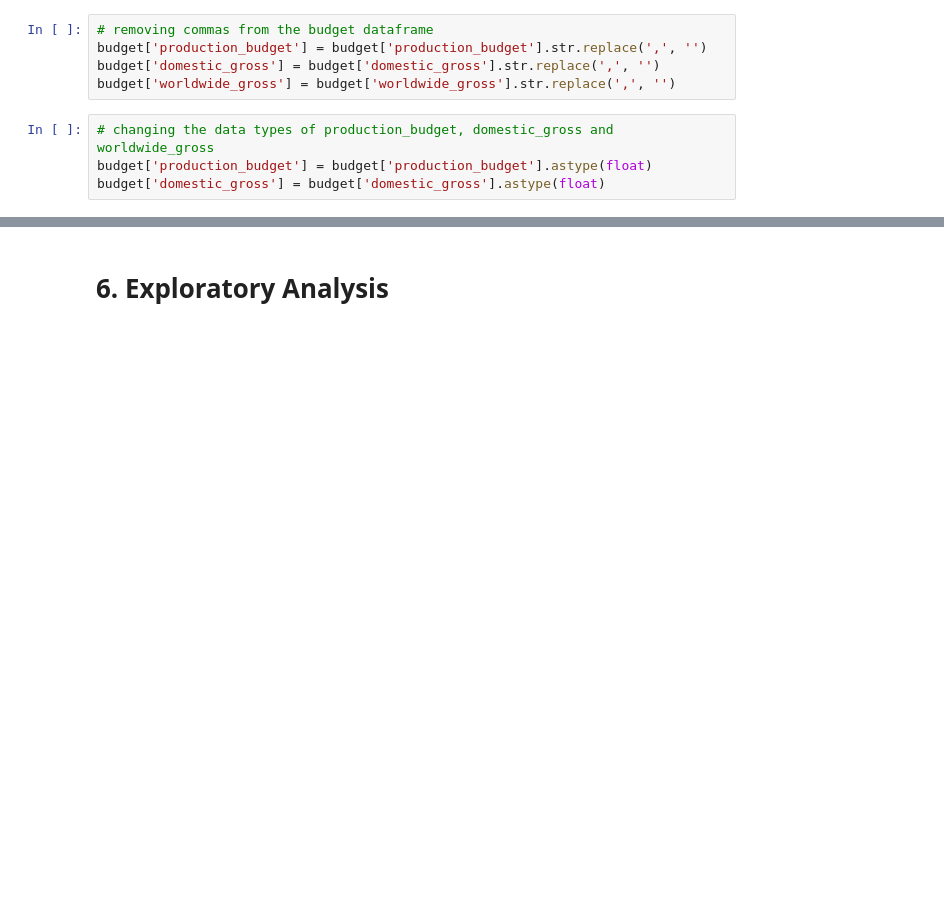
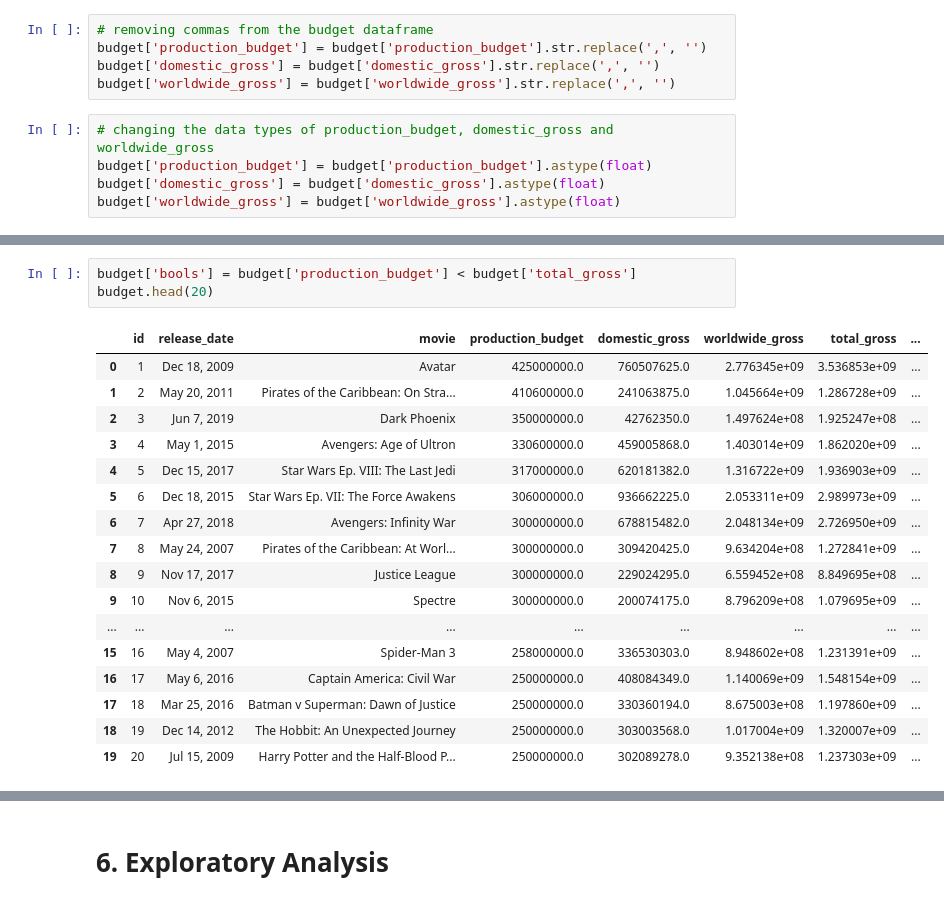
Before and after one commit to FionaNalianya/Microsoft-Movie, a Jupyter notebook: notebook.ipynb, the cells around one changed output, grey strips where cells are left out. Drawn from its saved outputs; the diff is of its cells as text; blank space fills up the shorter version.

```diff
--- a/notebook.ipynb
+++ b/notebook.ipynb
@@ -528,3 +526,4 @@ budget['worldwide_gross'] = budget['worldwide_gross'].str.replace(',', '')
 # changing the data types of production_budget, domestic_gross and worldwide_gross
 budget['production_budget'] = budget['production_budget'].astype(float)
 budget['domestic_gross'] = budget['domestic_gross'].astype(float)
+budget['worldwide_gross'] = budget['worldwide_gross'].astype(float)
@@ -543,0 +541,21 @@ budget.head()
+# %%
+budget['bools'] = budget['production_budget'] < budget['total_gross']
+budget.head(20)
+# %% [output]
+|  | id | release_date | movie | production_budget | domestic_gross | worldwide_gross | total_gross | ... |
+| 0 | 1 | Dec 18, 2009 | Avatar | 425000000.0 | 760507625.0 | 2.776345e+09 | 3.536853e+09 | ... |
+| 1 | 2 | May 20, 2011 | Pirates of the Caribbean: On Stra... | 410600000.0 | 241063875.0 | 1.045664e+09 | 1.286728e+09 | ... |
+| 2 | 3 | Jun 7, 2019 | Dark Phoenix | 350000000.0 | 42762350.0 | 1.497624e+08 | 1.925247e+08 | ... |
+| 3 | 4 | May 1, 2015 | Avengers: Age of Ultron | 330600000.0 | 459005868.0 | 1.403014e+09 | 1.862020e+09 | ... |
+| 4 | 5 | Dec 15, 2017 | Star Wars Ep. VIII: The Last Jedi | 317000000.0 | 620181382.0 | 1.316722e+09 | 1.936903e+09 | ... |
+| 5 | 6 | Dec 18, 2015 | Star Wars Ep. VII: The Force Awakens | 306000000.0 | 936662225.0 | 2.053311e+09 | 2.989973e+09 | ... |
+| 6 | 7 | Apr 27, 2018 | Avengers: Infinity War | 300000000.0 | 678815482.0 | 2.048134e+09 | 2.726950e+09 | ... |
+| 7 | 8 | May 24, 2007 | Pirates of the Caribbean: At Worl... | 300000000.0 | 309420425.0 | 9.634204e+08 | 1.272841e+09 | ... |
+| 8 | 9 | Nov 17, 2017 | Justice League | 300000000.0 | 229024295.0 | 6.559452e+08 | 8.849695e+08 | ... |
+| 9 | 10 | Nov 6, 2015 | Spectre | 300000000.0 | 200074175.0 | 8.796209e+08 | 1.079695e+09 | ... |
+| ... | ... | ... | ... | ... | ... | ... | ... | ... |
+| 15 | 16 | May 4, 2007 | Spider-Man 3 | 258000000.0 | 336530303.0 | 8.948602e+08 | 1.231391e+09 | ... |
+| 16 | 17 | May 6, 2016 | Captain America: Civil War | 250000000.0 | 408084349.0 | 1.140069e+09 | 1.548154e+09 | ... |
+| 17 | 18 | Mar 25, 2016 | Batman v Superman: Dawn of Justice | 250000000.0 | 330360194.0 | 8.675003e+08 | 1.197860e+09 | ... |
+| 18 | 19 | Dec 14, 2012 | The Hobbit: An Unexpected Journey | 250000000.0 | 303003568.0 | 1.017004e+09 | 1.320007e+09 | ... |
+| 19 | 20 | Jul 15, 2009 | Harry Potter and the Half-Blood P... | 250000000.0 | 302089278.0 | 9.352138e+08 | 1.237303e+09 | ... |
```
Also changed, not shown: parts of 13 cells of this notebook.
